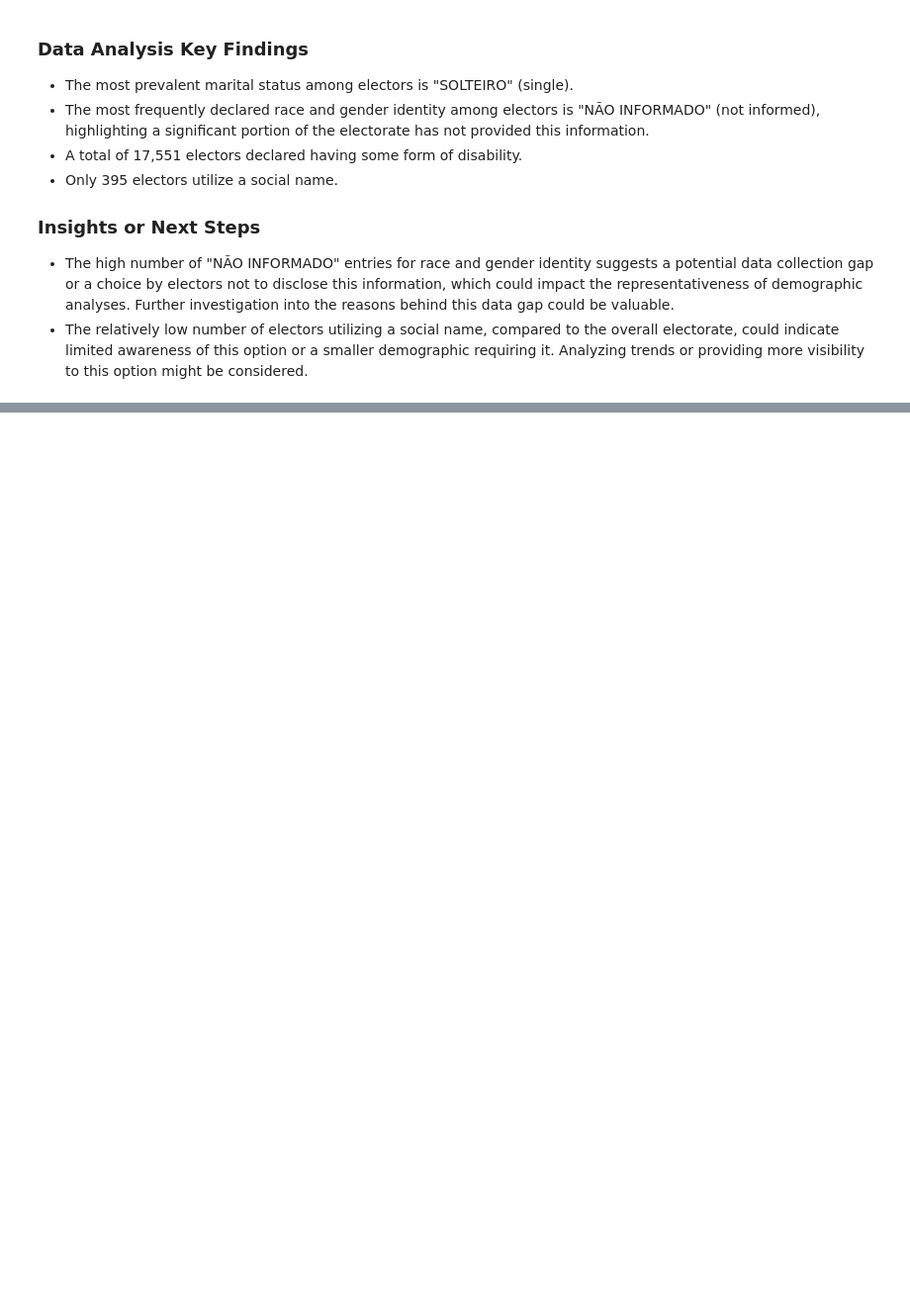
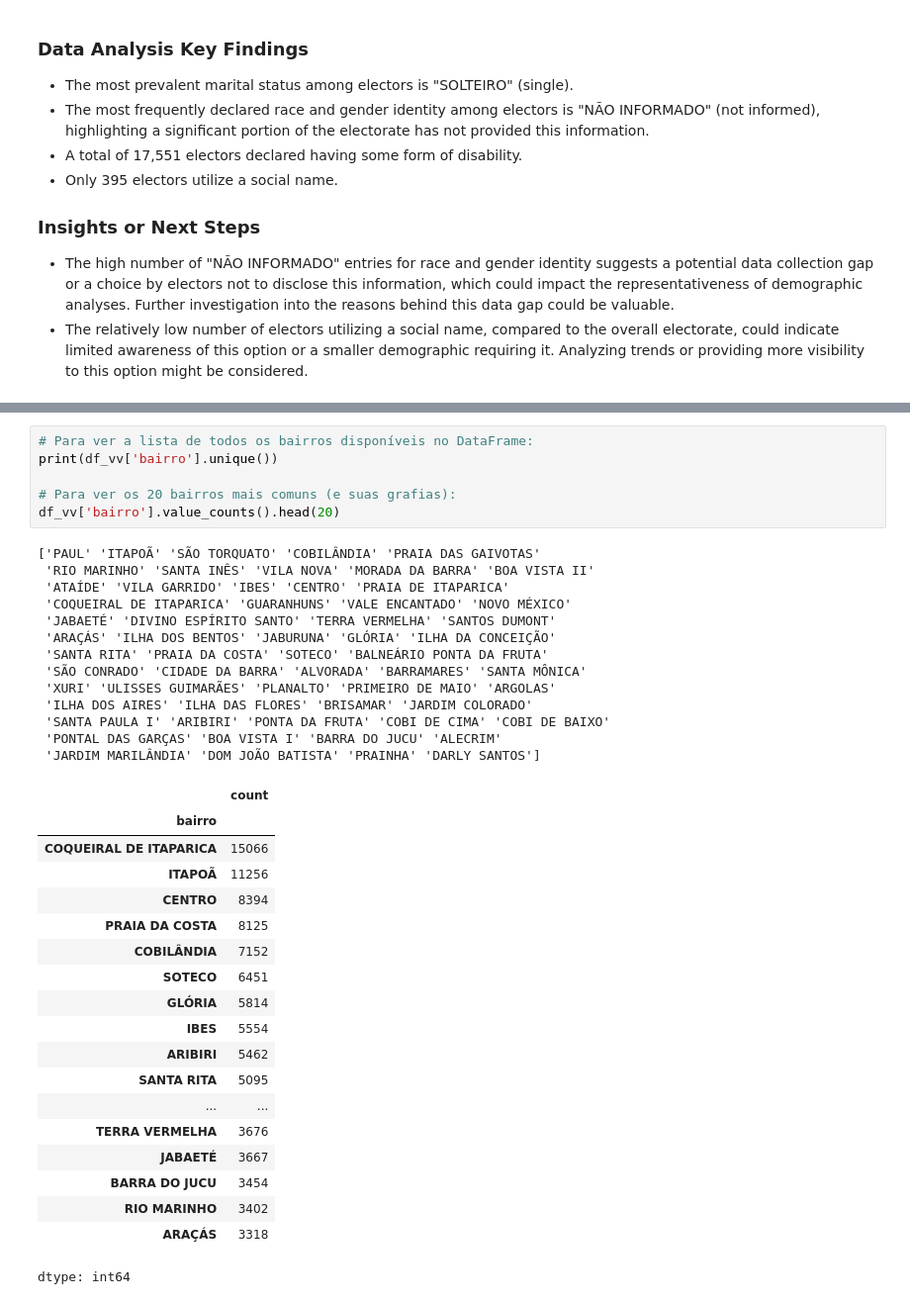
Before and after one commit to JohnDiognes/analise-perfil-eleitor-vila-velha, a Jupyter notebook: notebooks/02_analise_exploratoria.ipynb, the cells around one changed output, grey strips where cells are left out. Shown at 99% size. Saved outputs shown, nothing was run; the diff lists cells and outputs as text; blank space fills up the shorter version.

```diff
--- a/notebooks/02_analise_exploratoria.ipynb
+++ b/notebooks/02_analise_exploratoria.ipynb
@@ -397,0 +602,39 @@ insights
+# %%
+# Para ver a lista de todos os bairros disponíveis no DataFrame:
+print(df_vv['bairro'].unique())
+
+# Para ver os 20 bairros mais comuns (e suas grafias):
+df_vv['bairro'].value_counts().head(20)
+# %% [output]
+['PAUL' 'ITAPOÃ' 'SÃO TORQUATO' 'COBILÂNDIA' 'PRAIA DAS GAIVOTAS'
+ 'RIO MARINHO' 'SANTA INÊS' 'VILA NOVA' 'MORADA DA BARRA' 'BOA VISTA II'
+ 'ATAÍDE' 'VILA GARRIDO' 'IBES' 'CENTRO' 'PRAIA DE ITAPARICA'
+ 'COQUEIRAL DE ITAPARICA' 'GUARANHUNS' 'VALE ENCANTADO' 'NOVO MÉXICO'
+ 'JABAETÉ' 'DIVINO ESPÍRITO SANTO' 'TERRA VERMELHA' 'SANTOS DUMONT'
+ 'ARAÇÁS' 'ILHA DOS BENTOS' 'JABURUNA' 'GLÓRIA' 'ILHA DA CONCEIÇÃO'
+ 'SANTA RITA' 'PRAIA DA COSTA' 'SOTECO' 'BALNEÁRIO PONTA DA FRUTA'
+ 'SÃO CONRADO' 'CIDADE DA BARRA' 'ALVORADA' 'BARRAMARES' 'SANTA MÔNICA'
+ 'XURI' 'ULISSES GUIMARÃES' 'PLANALTO' 'PRIMEIRO DE MAIO' 'ARGOLAS'
+ 'ILHA DOS AIRES' 'ILHA DAS FLORES' 'BRISAMAR' 'JARDIM COLORADO'
+ 'SANTA PAULA I' 'ARIBIRI' 'PONTA DA FRUTA' 'COBI DE CIMA' 'COBI DE BAIXO'
+ 'PONTAL DAS GARÇAS' 'BOA VISTA I' 'BARRA DO JUCU' 'ALECRIM'
+ 'JARDIM MARILÂNDIA' 'DOM JOÃO BATISTA' 'PRAINHA' 'DARLY SANTOS']
+|  | count |
+| bairro |  |
+| COQUEIRAL DE ITAPARICA | 15066 |
+| ITAPOÃ | 11256 |
+| CENTRO | 8394 |
+| PRAIA DA COSTA | 8125 |
+| COBILÂNDIA | 7152 |
+| SOTECO | 6451 |
+| GLÓRIA | 5814 |
+| IBES | 5554 |
+| ARIBIRI | 5462 |
+| SANTA RITA | 5095 |
+| ... | ... |
+| TERRA VERMELHA | 3676 |
+| JABAETÉ | 3667 |
+| BARRA DO JUCU | 3454 |
+| RIO MARINHO | 3402 |
+| ARAÇÁS | 3318 |
+dtype: int64
```
Also changed, not shown: parts of 33 cells of this notebook.
